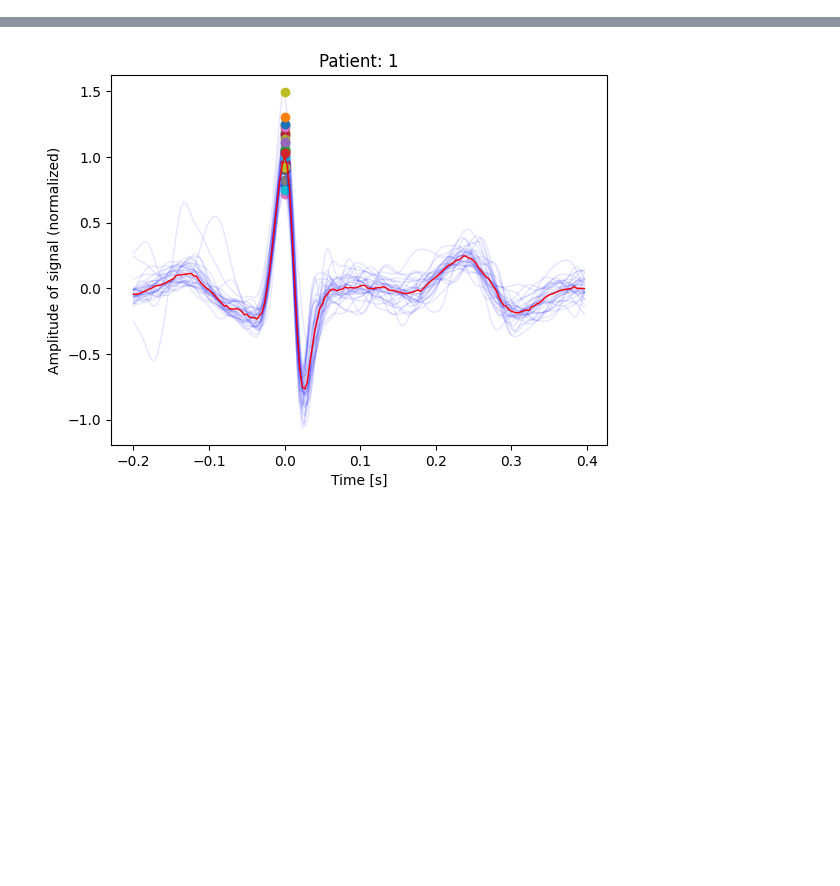
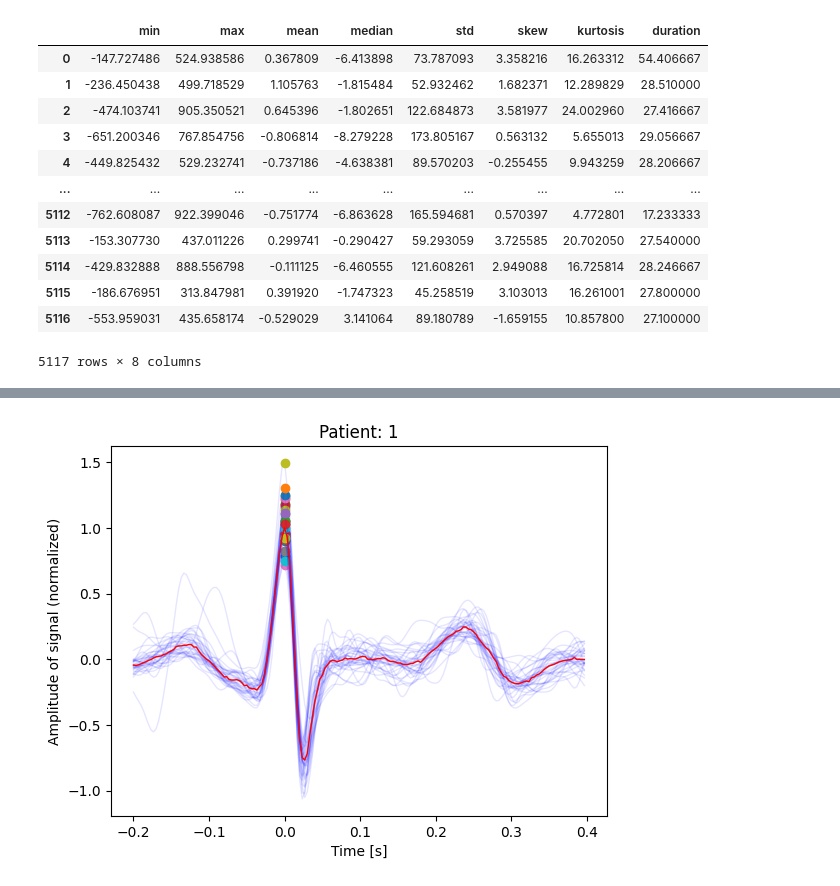
Before and after one commit to richdanis/aml, a Jupyter notebook: task2/task2_goodfellow.ipynb, the cells around one changed output, grey strips where cells are left out. Drawn from its saved outputs; the diff is of its cells as text; code cells hidden in the pictures; blank space fills up the shorter version.

```diff
--- a/task2/task2_goodfellow.ipynb
+++ b/task2/task2_goodfellow.ipynb
@@ -63,0 +50,33 @@ wavelet_stats
+# %%
+freq = 300.0 #Hz
+filter_bandwidth =[3, 45]
+fw=None
+wl=None
+for id in tqdm(df_X_train.index):
+    signal = df_X_train.loc[id,:].dropna()
+    signal_flt= filter_signal(signal=signal,
+                              bandwidth=filter_bandwidth,
+                              freq=freq)
+    fw_stats = full_waveform_statistics(signal=signal_flt)
+    wavelet_stats = wavelet_statistics(signal=signal_flt)
+
+    fw_tmp=pd.DataFrame(fw_stats, index = [id])
+    fw = pd.concat((fw,fw_tmp),axis=0)
+    wl_tmp=pd.DataFrame(wavelet_stats, index = [id])
+    wl = pd.concat((wl,wl_tmp),axis=0)
+# %%
+fw
+# %% [output]
+|  | min | max | mean | median | std | skew | kurtosis | duration |
+| 0 | -147.727486 | 524.938586 | 0.367809 | -6.413898 | 73.787093 | 3.358216 | 16.263312 | 54.406667 |
+| 1 | -236.450438 | 499.718529 | 1.105763 | -1.815484 | 52.932462 | 1.682371 | 12.289829 | 28.510000 |
+| 2 | -474.103741 | 905.350521 | 0.645396 | -1.802651 | 122.684873 | 3.581977 | 24.002960 | 27.416667 |
+| 3 | -651.200346 | 767.854756 | -0.806814 | -8.279228 | 173.805167 | 0.563132 | 5.655013 | 29.056667 |
+| 4 | -449.825432 | 529.232741 | -0.737186 | -4.638381 | 89.570203 | -0.255455 | 9.943259 | 28.206667 |
+| ... | ... | ... | ... | ... | ... | ... | ... | ... |
+| 5112 | -762.608087 | 922.399046 | -0.751774 | -6.863628 | 165.594681 | 0.570397 | 4.772801 | 17.233333 |
+| 5113 | -153.307730 | 437.011226 | 0.299741 | -0.290427 | 59.293059 | 3.725585 | 20.702050 | 27.540000 |
+| 5114 | -429.832888 | 888.556798 | -0.111125 | -6.460555 | 121.608261 | 2.949088 | 16.725814 | 28.246667 |
+| 5115 | -186.676951 | 313.847981 | 0.391920 | -1.747323 | 45.258519 | 3.103013 | 16.261001 | 27.800000 |
+| 5116 | -553.959031 | 435.658174 | -0.529029 | 3.141064 | 89.180789 | -1.659155 | 10.857800 | 27.100000 |
+5117 rows × 8 columns
```
Also changed, not shown: parts of 8 cells of this notebook, 2 other files.
